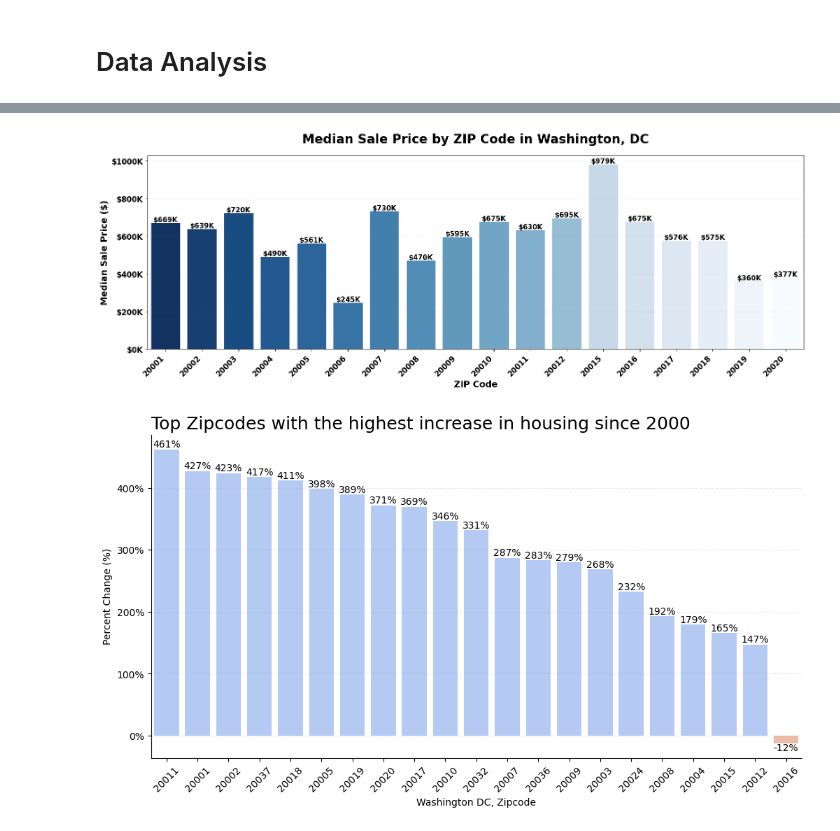
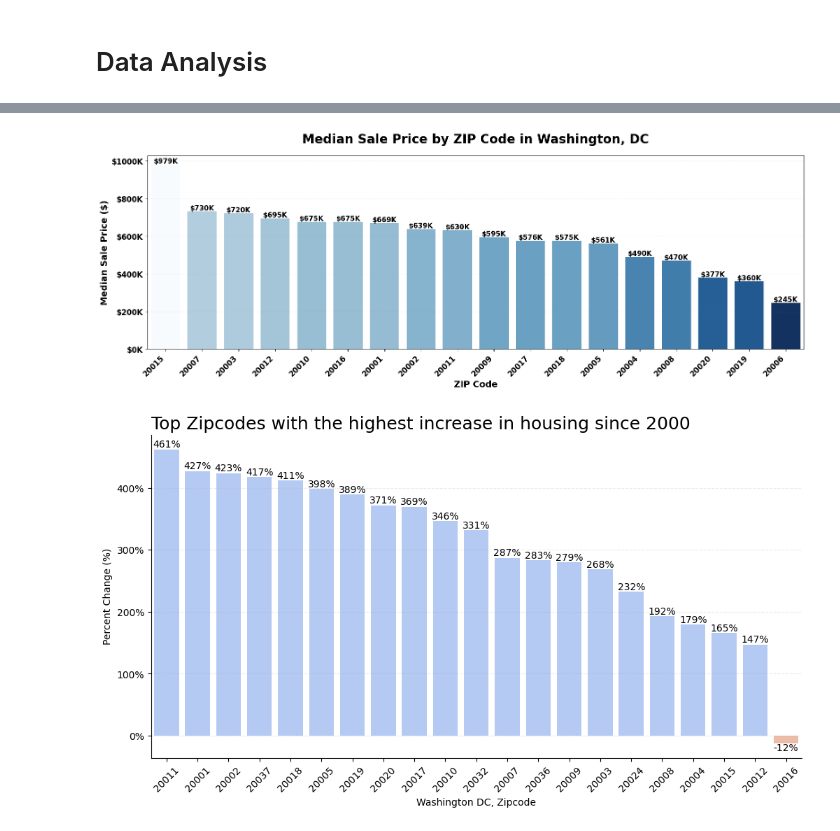
Before and after one commit to sierraperezdavid31/CIS9650-DC-Sales, a Jupyter notebook: Group_Project_15.ipynb, the cells around one changed output, grey strips where cells are left out. Drawn from its saved outputs; the diff is of its cells as text; code cells hidden in the pictures.

```diff
--- a/Group_Project_15.ipynb
+++ b/Group_Project_15.ipynb
@@ -284,38 +284,46 @@ clean_df = clean_df[(clean_df['sale_price'].between(100000, 1500000))]
 # Keep the recent years only
 clean_df = clean_df[clean_df['year'] >= 2015].copy()
 # %%
-# Get the median sale price by ZIP
-zip_prices = clean_df.groupby('property_zip5')['sale_price'].median().reset_index()
+# Get median sale price by ZIP and sort High and Low
+zip_prices = (
+    clean_df.groupby('property_zip5')['sale_price']
+    .median()
+    .reset_index()
+    .sort_values('sale_price', ascending=False)
+)
 
-# Sort by the ZIP codes
+# Make sure the ZIP codes are integers
 zip_prices['property_zip5'] = zip_prices['property_zip5'].astype(int)
-zip_prices = zip_prices.sort_values('sale_price')
 # %%
 # DC Heatmap Chart of Median Sale Price by ZIP Code in Washington, DC
-# Nus
+# Nus GRAPH 2
 
 
 import seaborn as sns
 import matplotlib.pyplot as plt
+
+# Sort zip codes by median sale prices
+zip_prices_sorted = zip_prices.sort_values("sale_price", ascending=False)
 
 plt.style.use("default")
 
 fig, ax = plt.subplots(figsize=(16, 6))
 
 sns.barplot(
-    data=zip_prices,
+    data=zip_prices_sorted,
     x="property_zip5",
     y="sale_price",
-    hue="property_zip5",
+    hue="sale_price",
     palette="Blues_r",
     dodge=False,
-    ax=ax
+    ax=ax,
+    order=zip_prices_sorted["property_zip5"]   # important!
 )
 
 # Remove legend
 ax.get_legend().remove()
 
-# Both both title and labels
+# Title + labels
 ax.set_title(
     "Median Sale Price by ZIP Code in Washington, DC",
     fontsize=20,
@@ -323,34 +331,35 @@ ax.set_title(
     pad=20
 )
 
 ax.set_xlabel("ZIP Code", fontsize=14, fontweight="bold")
 ax.set_ylabel("Median Sale Price ($)", fontsize=14, fontweight="bold")
 
 # Bold ticks
 plt.xticks(rotation=45, ha="right", fontsize=12, fontweight="bold")
 plt.yticks(fontsize=12, fontweight="bold")
 
-# Format the Y-axis ($600K)
+# Format Y-axis ($600K)
 ax.yaxis.set_major_formatter(lambda x, _: f"${int(x/1000)}K")
 
-# Bold label for bars
+# Bold bar labels
 for container in ax.containers:
     ax.bar_label(
         container,
         fmt=lambda x: f"${int(x/1000)}K",
         label_type="edge",
         fontsize=11,
         fontweight="bold",
         color="black"
     )
 
 ax.grid(axis="y", linestyle="--", alpha=0.25)
 
 plt.tight_layout()
 plt.show()
 
+
 # ZIP codes like 20001–20010 are much more expensive
 # ZIP codes like 20018–20020 are more affordable because of differences in demand and neighborhood investment.
 # %% [output]
-[figure, old version]
+[figure, new version]
 # %%
```
Also changed, not shown: parts of 18 cells of this notebook.
